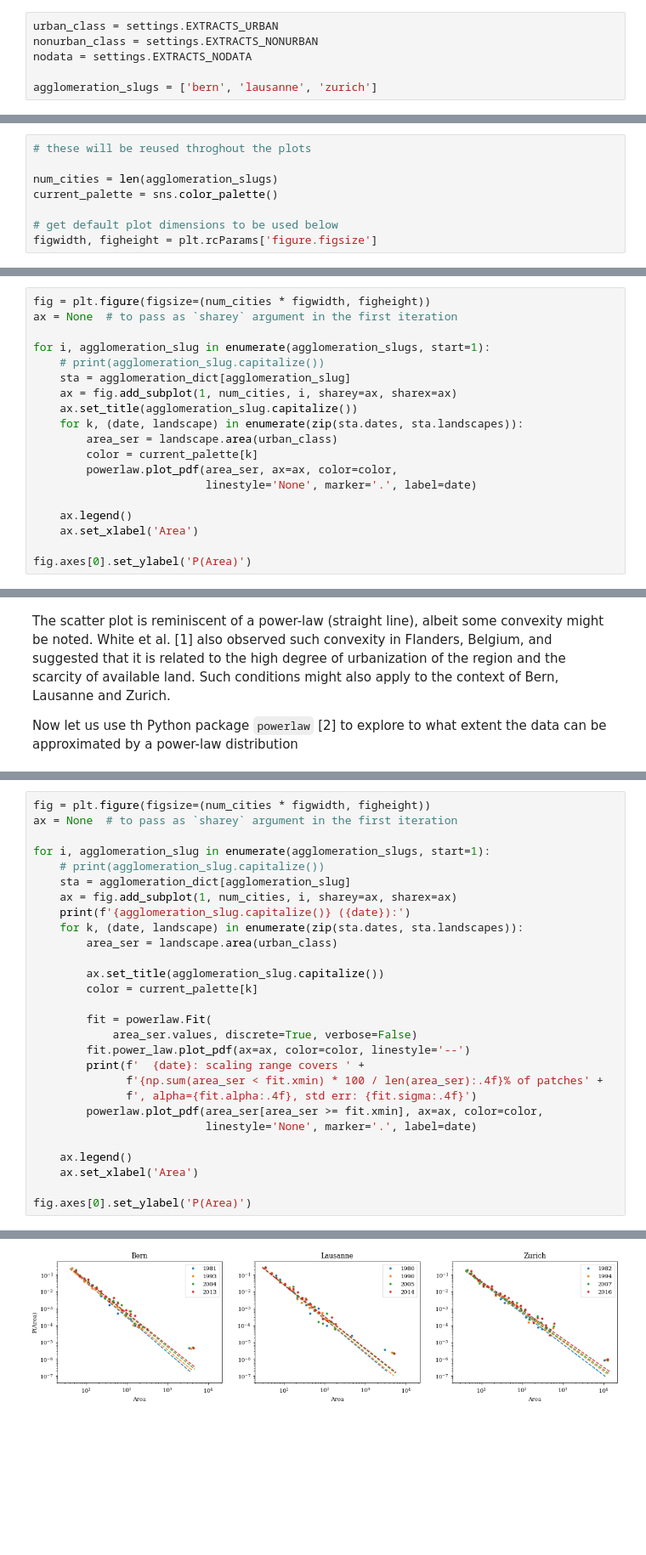
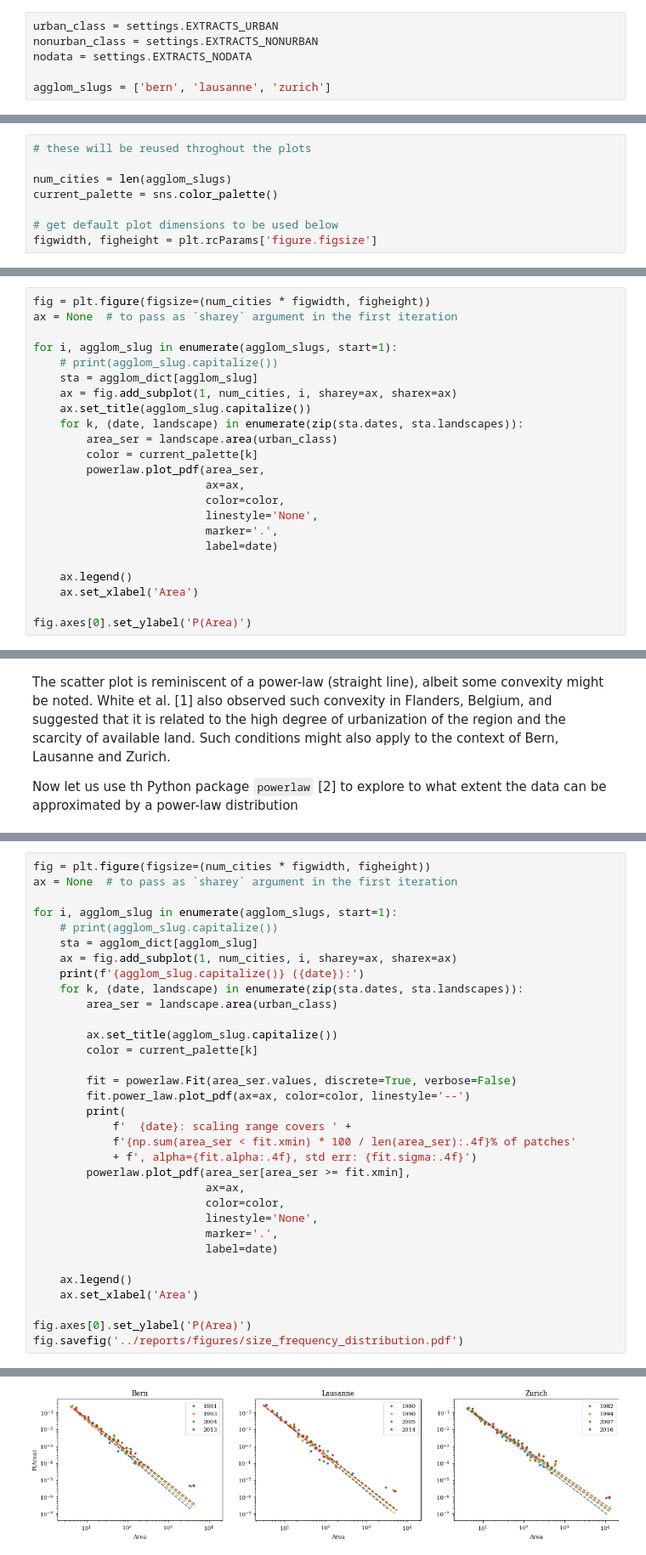
Before and after one commit to martibosch/swiss-urbanization, a Jupyter notebook: notebooks/size_frequency_distribution.ipynb, the cells around one changed output, grey strips where cells are left out. Shown at 85% size. Cells and saved outputs as stored; diff of their text form; blank space fills up the shorter version.

```diff
--- a/notebooks/size_frequency_distribution.ipynb
+++ b/notebooks/size_frequency_distribution.ipynb
@@ -21,5 +25,5 @@ urban_class = settings.EXTRACTS_URBAN
 nonurban_class = settings.EXTRACTS_NONURBAN
 nodata = settings.EXTRACTS_NODATA
 
-agglomeration_slugs = ['bern', 'lausanne', 'zurich']
+agglom_slugs = ['bern', 'lausanne', 'zurich']
 # %%
@@ -43,7 +47,7 @@ for agglomeration_slug in agglomeration_slugs:
 # %%
 # these will be reused throghout the plots
 
-num_cities = len(agglomeration_slugs)
+num_cities = len(agglom_slugs)
 current_palette = sns.color_palette()
 
 # get default plot dimensions to be used below
@@ -54,16 +58,20 @@ Let us first plot the size distribution in a log-log scale
 fig = plt.figure(figsize=(num_cities * figwidth, figheight))
 ax = None  # to pass as `sharey` argument in the first iteration
 
-for i, agglomeration_slug in enumerate(agglomeration_slugs, start=1):
-    # print(agglomeration_slug.capitalize())
-    sta = agglomeration_dict[agglomeration_slug]
+for i, agglom_slug in enumerate(agglom_slugs, start=1):
+    # print(agglom_slug.capitalize())
+    sta = agglom_dict[agglom_slug]
     ax = fig.add_subplot(1, num_cities, i, sharey=ax, sharex=ax)
-    ax.set_title(agglomeration_slug.capitalize())
+    ax.set_title(agglom_slug.capitalize())
     for k, (date, landscape) in enumerate(zip(sta.dates, sta.landscapes)):
         area_ser = landscape.area(urban_class)
         color = current_palette[k]
-        powerlaw.plot_pdf(area_ser, ax=ax, color=color,
-                          linestyle='None', marker='.', label=date)
+        powerlaw.plot_pdf(area_ser,
+                          ax=ax,
+                          color=color,
+                          linestyle='None',
+                          marker='.',
+                          label=date)
 
     ax.legend()
     ax.set_xlabel('Area')
@@ -119,30 +133,35 @@ Let us now explore the scaling range by finding the optimal lower value of urban
 fig = plt.figure(figsize=(num_cities * figwidth, figheight))
 ax = None  # to pass as `sharey` argument in the first iteration
 
-for i, agglomeration_slug in enumerate(agglomeration_slugs, start=1):
-    # print(agglomeration_slug.capitalize())
-    sta = agglomeration_dict[agglomeration_slug]
+for i, agglom_slug in enumerate(agglom_slugs, start=1):
+    # print(agglom_slug.capitalize())
+    sta = agglom_dict[agglom_slug]
     ax = fig.add_subplot(1, num_cities, i, sharey=ax, sharex=ax)
-    print(f'{agglomeration_slug.capitalize()} ({date}):')
+    print(f'{agglom_slug.capitalize()} ({date}):')
     for k, (date, landscape) in enumerate(zip(sta.dates, sta.landscapes)):
         area_ser = landscape.area(urban_class)
 
-        ax.set_title(agglomeration_slug.capitalize())
+        ax.set_title(agglom_slug.capitalize())
         color = current_palette[k]
 
-        fit = powerlaw.Fit(
-            area_ser.values, discrete=True, verbose=False)
+        fit = powerlaw.Fit(area_ser.values, discrete=True, verbose=False)
         fit.power_law.plot_pdf(ax=ax, color=color, linestyle='--')
-        print(f'  {date}: scaling range covers ' +
-              f'{np.sum(area_ser < fit.xmin) * 100 / len(area_ser):.4f}% of patches' +
-              f', alpha={fit.alpha:.4f}, std err: {fit.sigma:.4f}')
-        powerlaw.plot_pdf(area_ser[area_ser >= fit.xmin], ax=ax, color=color,
-                          linestyle='None', marker='.', label=date)
+        print(
+            f'  {date}: scaling range covers ' +
+            f'{np.sum(area_ser < fit.xmin) * 100 / len(area_ser):.4f}% of patches'
+            + f', alpha={fit.alpha:.4f}, std err: {fit.sigma:.4f}')
+        powerlaw.plot_pdf(area_ser[area_ser >= fit.xmin],
+                          ax=ax,
+                          color=color,
+                          linestyle='None',
+                          marker='.',
+                          label=date)
 
     ax.legend()
     ax.set_xlabel('Area')
 
 fig.axes[0].set_ylabel('P(Area)')
+fig.savefig('../reports/figures/size_frequency_distribution.pdf')
 # %% [output]
 Bern (2016):
   1981: scaling range covers 87.7542% of patches, alpha=2.0685, std err: 0.0642
@@ -163 +181 @@ Text(0, 0.5, 'P(Area)')
-[figure, old version]
+[figure, new version]
```
Also changed, not shown: parts of 9 cells of this notebook, 9 other files.
